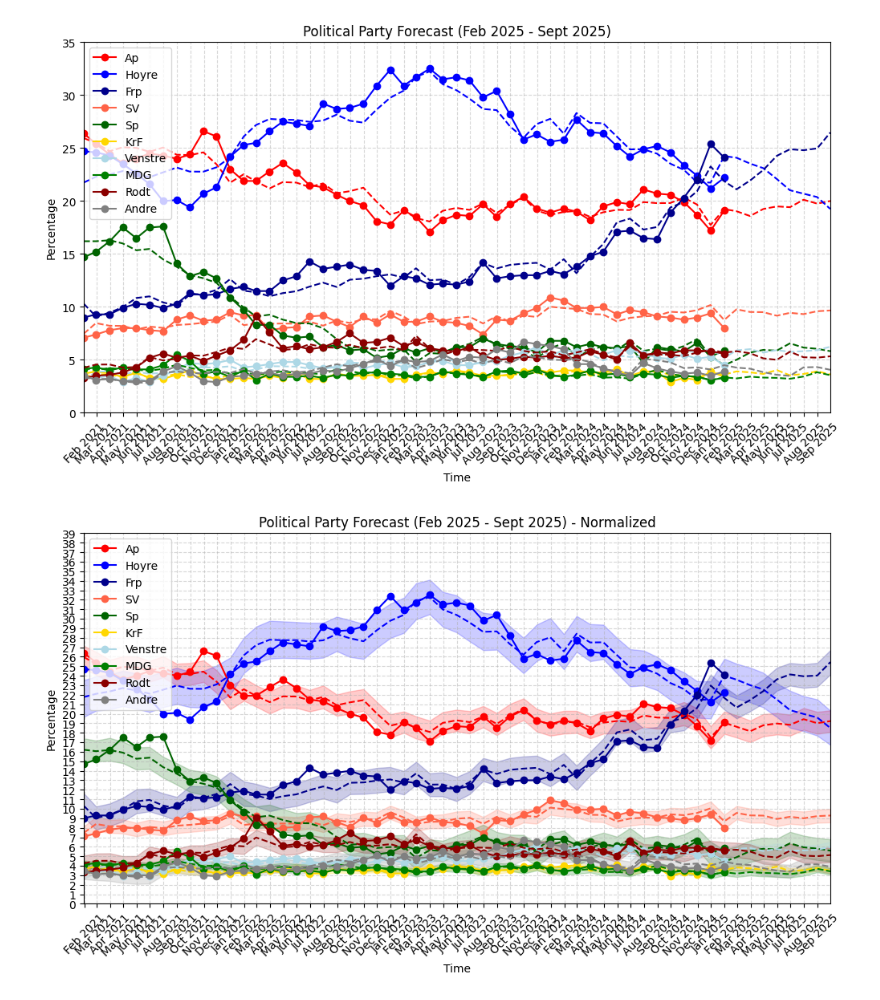
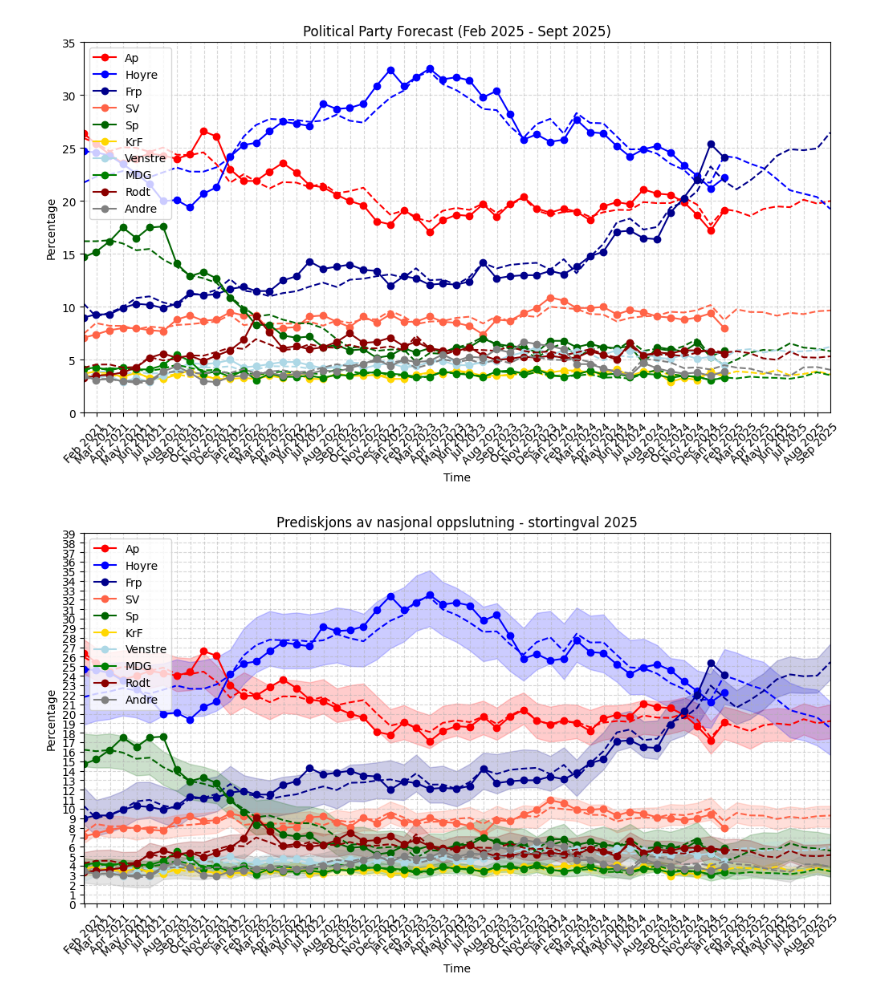
Before and after one commit to jensmorten/onesixtynine, a Jupyter notebook: models/simple_prophet.ipynb, the cells around one changed output. Saved outputs shown, nothing was run; the diff lists cells and outputs as text; code cells hidden in the pictures.

```diff
--- a/models/simple_prophet.ipynb
+++ b/models/simple_prophet.ipynb
@@ -46,7 +46,7 @@ for party in ['Ap', 'Hoyre', 'Frp', 'SV', 'Sp', 'KrF', 'Venstre', 'MDG','Rodt',
     df_prophet = df[[party]].reset_index()
     df_prophet.columns = ["ds", "y"]  # Prophet requires 'ds' (date) and 'y' (value)
 
-    model = Prophet()
+    model = Prophet(interval_width=0.95)
     model.fit(df_prophet)
 
     # Create future dataframe
@@ -208,32 +208,32 @@ for party in ['Ap', 'Hoyre', 'Frp', 'SV', 'Sp', 'KrF', 'Venstre', 'MDG', 'Rodt',
             forecast_df['yhat_lower'],
             forecast_df['yhat_upper'],
             color=color,
             alpha=0.2  # Transparency level
         )
 
 # Set x-axis limits: Min from original data, max to Sept 2025
 plt.xlim(df.index.min(), np.datetime64("2025-09-30"))  # Manually set max date to Sept 2025
 
 # Set x-axis ticks for only months where we have data
 plt.gca().xaxis.set_major_locator(mdates.MonthLocator())  # Auto-detect month positions
 plt.gca().xaxis.set_major_formatter(mdates.DateFormatter("%b %Y"))  # Format as "Jan 2025"
 
 # Format y-axis for every whole percentage
 plt.yticks(np.arange(0, 40, 1))  # Assuming percentages from 0 to 100
 
 # Add grid lines
 plt.grid(True, linestyle="--", alpha=0.5)  # Light dashed grid
 
 plt.xlabel("Time")
 plt.ylabel("Percentage")
-plt.title("Political Party Forecast (Feb 2025 - Sept 2025) - Normalized")
+plt.title("Prediskjons av nasjonal oppslutning - stortingval 2025")
 
 # Move legend to the upper left
 plt.legend(loc="upper left")
 
 # Rotate x-axis labels for better readability
 plt.xticks(rotation=45)
 
 plt.show()
 # %% [output]
-[figure, old version]
+[figure, new version]
```
Also changed, not shown: parts of 8 cells of this notebook, 1 other file.
